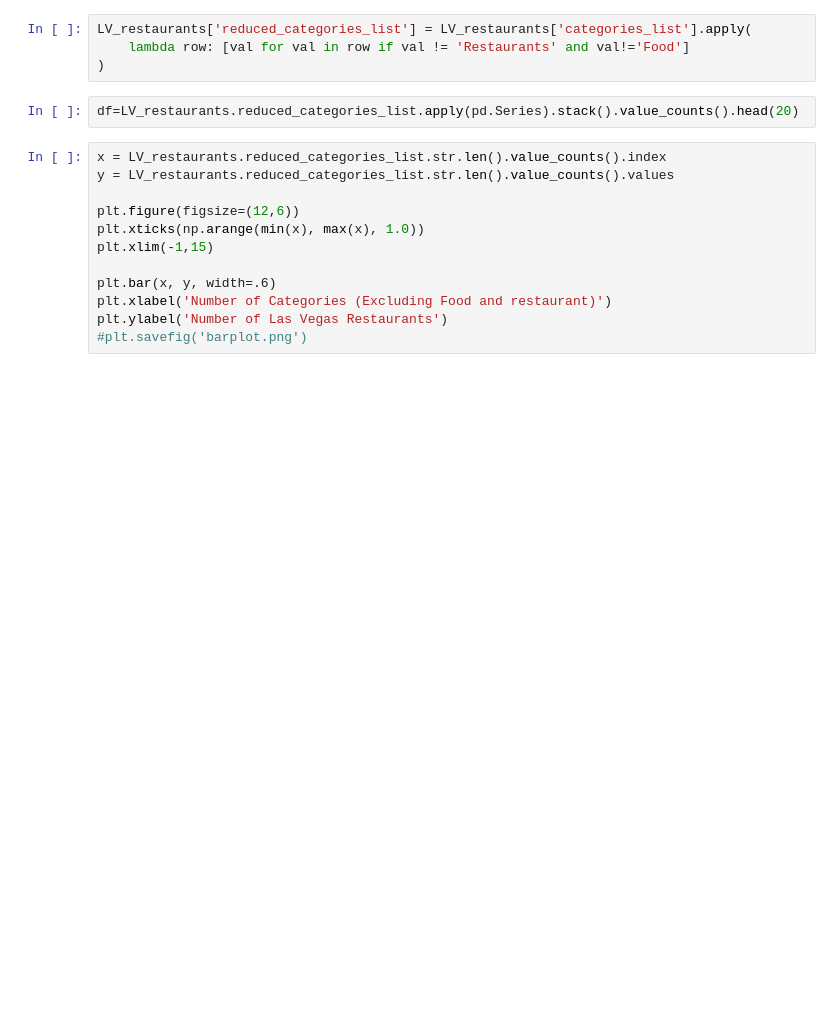
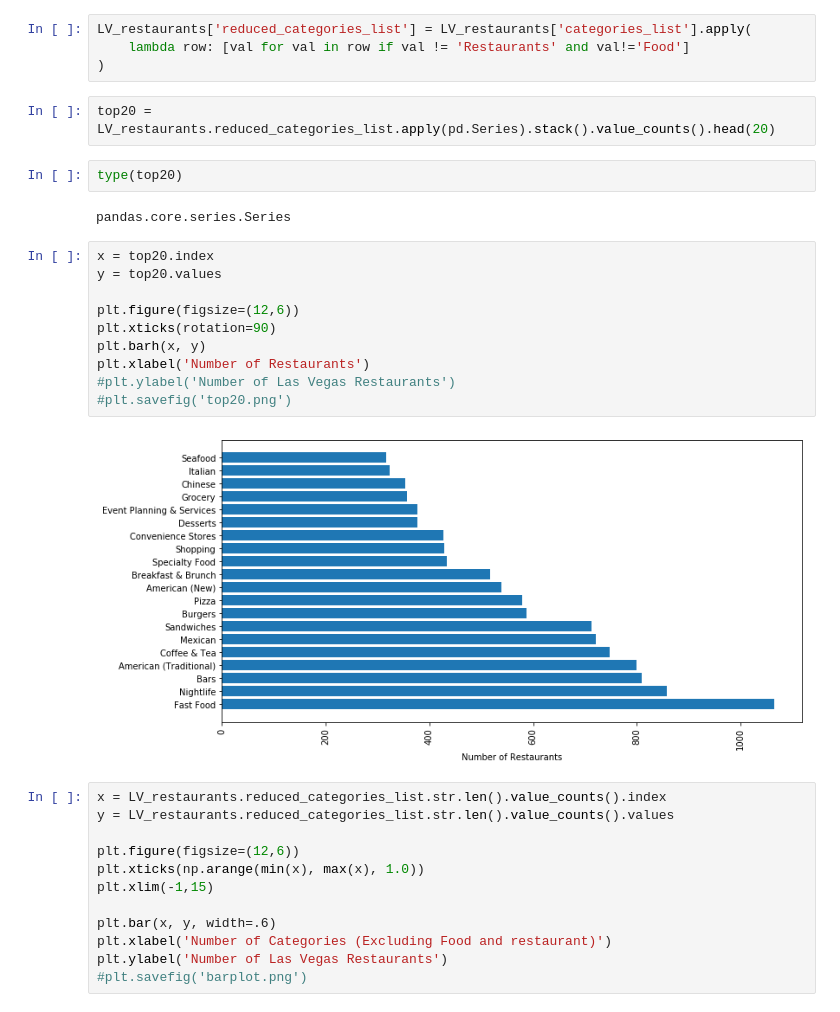
Before and after one commit to pavkalfantis/restaurant_recommender, a Jupyter notebook: TDIproject-Las Vegas Food Guide.ipynb, the cells around one changed output. Drawn from its saved outputs; the diff is of its cells as text; blank space fills up the shorter version.

```diff
--- a/TDIproject-Las Vegas Food Guide.ipynb
+++ b/TDIproject-Las Vegas Food Guide.ipynb
@@ -421,7 +395,23 @@ LV_restaurants['reduced_categories_list'] = LV_restaurants['categories_list'].ap
     lambda row: [val for val in row if val != 'Restaurants' and val!='Food']
 )
 # %%
-df=LV_restaurants.reduced_categories_list.apply(pd.Series).stack().value_counts().head(20)
+top20 = LV_restaurants.reduced_categories_list.apply(pd.Series).stack().value_counts().head(20)
+# %%
+type(top20)
+# %% [output]
+pandas.core.series.Series
+# %%
+x = top20.index
+y = top20.values
+
+plt.figure(figsize=(12,6))
+plt.xticks(rotation=90)
+plt.barh(x, y)
+plt.xlabel('Number of Restaurants')
+#plt.ylabel('Number of Las Vegas Restaurants')
+#plt.savefig('top20.png')
+# %% [output]
+[figure, added]
 # %%
 x = LV_restaurants.reduced_categories_list.str.len().value_counts().index
 y = LV_restaurants.reduced_categories_list.str.len().value_counts().values
```
Also changed, not shown: parts of 14 cells of this notebook, 11 other files.
